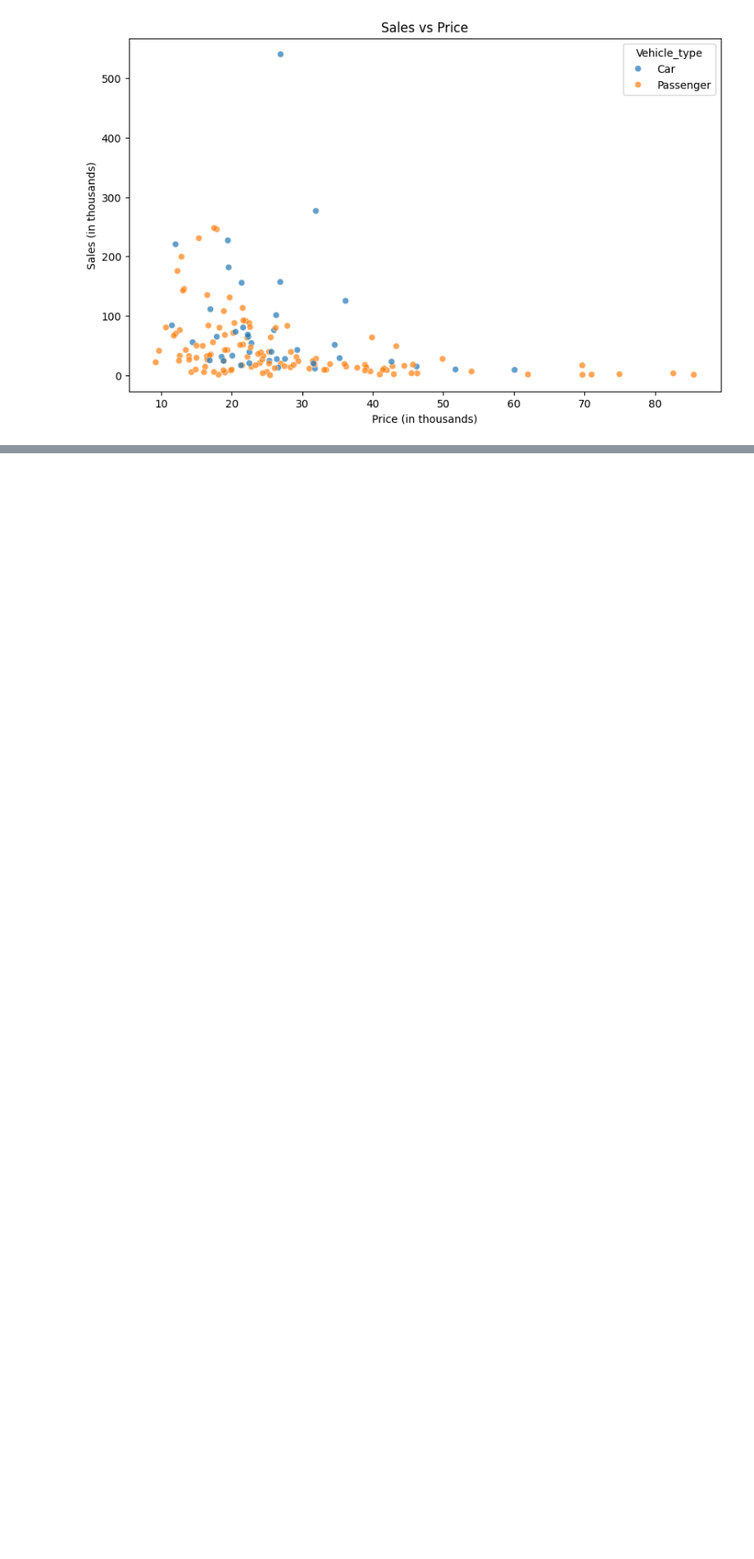
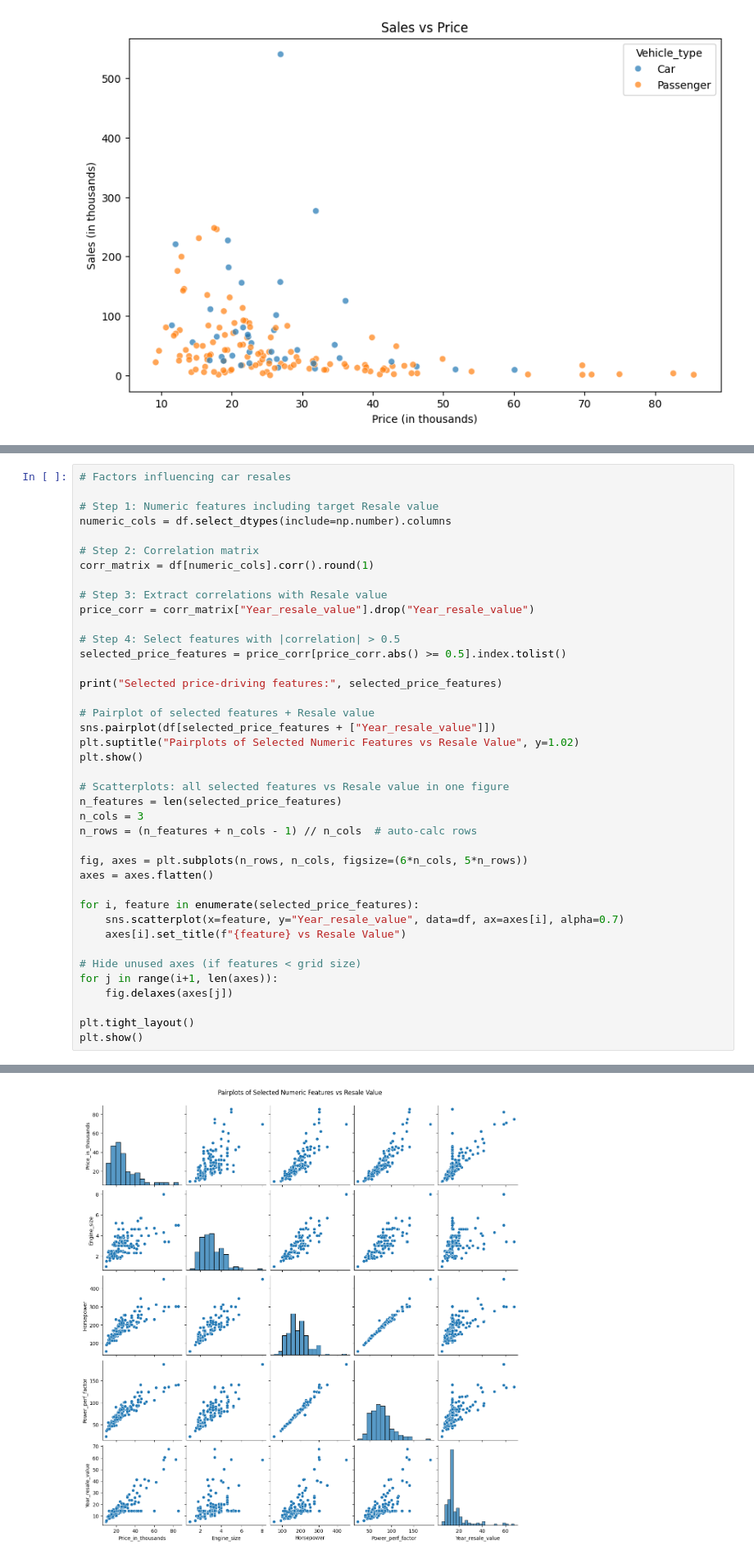
Before and after one commit to bencygv/Project, a Jupyter notebook: notebooks/01_exploration.ipynb, the cells around one changed output, grey strips where cells are left out. Shown at 82% size. Drawn from its saved outputs; the diff is of its cells as text; blank space fills up the shorter version.

Commit message:
Resale Value Analysis done

```diff
--- a/notebooks/01_exploration.ipynb
+++ b/notebooks/01_exploration.ipynb
@@ -773,0 +695,41 @@ Cluster
+# %%
+# Factors influencing car resales
+
+# Step 1: Numeric features including target Resale value
+numeric_cols = df.select_dtypes(include=np.number).columns
+
+# Step 2: Correlation matrix
+corr_matrix = df[numeric_cols].corr().round(1)
+
+# Step 3: Extract correlations with Resale value
+price_corr = corr_matrix["Year_resale_value"].drop("Year_resale_value")
+
+# Step 4: Select features with |correlation| > 0.5
+selected_price_features = price_corr[price_corr.abs() >= 0.5].index.tolist()
+
+print("Selected price-driving features:", selected_price_features)
+
+# Pairplot of selected features + Resale value
+sns.pairplot(df[selected_price_features + ["Year_resale_value"]])
+plt.suptitle("Pairplots of Selected Numeric Features vs Resale Value", y=1.02)
+plt.show()
+
+# Scatterplots: all selected features vs Resale value in one figure
+n_features = len(selected_price_features)
+n_cols = 3
+n_rows = (n_features + n_cols - 1) // n_cols  # auto-calc rows
+
+fig, axes = plt.subplots(n_rows, n_cols, figsize=(6*n_cols, 5*n_rows))
+axes = axes.flatten()
+
+for i, feature in enumerate(selected_price_features):
+    sns.scatterplot(x=feature, y="Year_resale_value", data=df, ax=axes[i], alpha=0.7)
+    axes[i].set_title(f"{feature} vs Resale Value")
+
+# Hide unused axes (if features < grid size)
+for j in range(i+1, len(axes)):
+    fig.delaxes(axes[j])
+
+plt.tight_layout()
+plt.show()
+# %% [output]
@@ -773,0 +737 @@ Cluster
+[figure, added]
```
Also changed, not shown: parts of 8 cells of this notebook.
